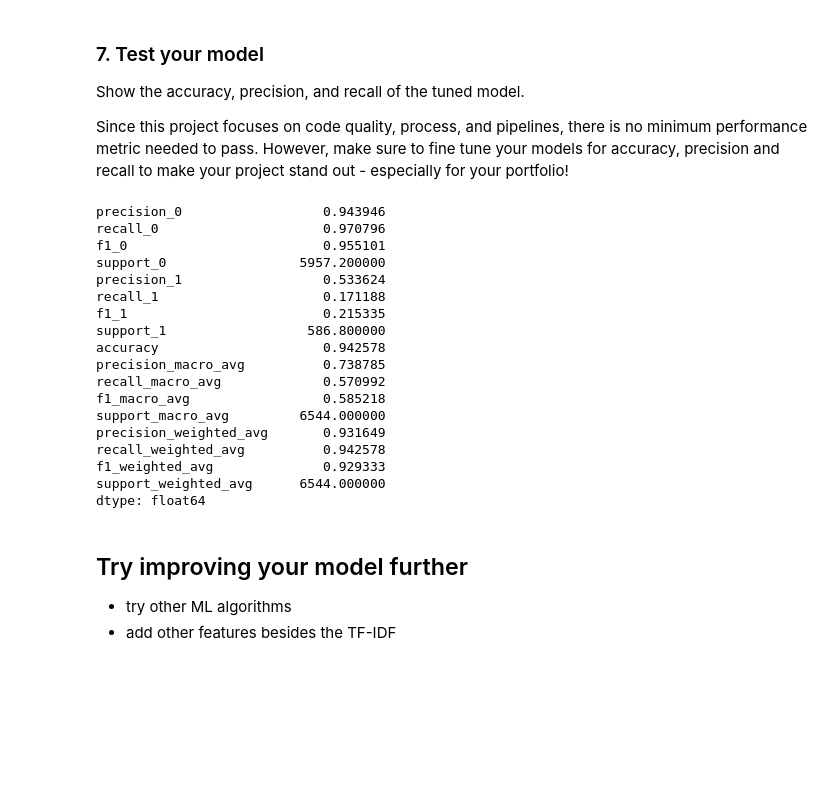
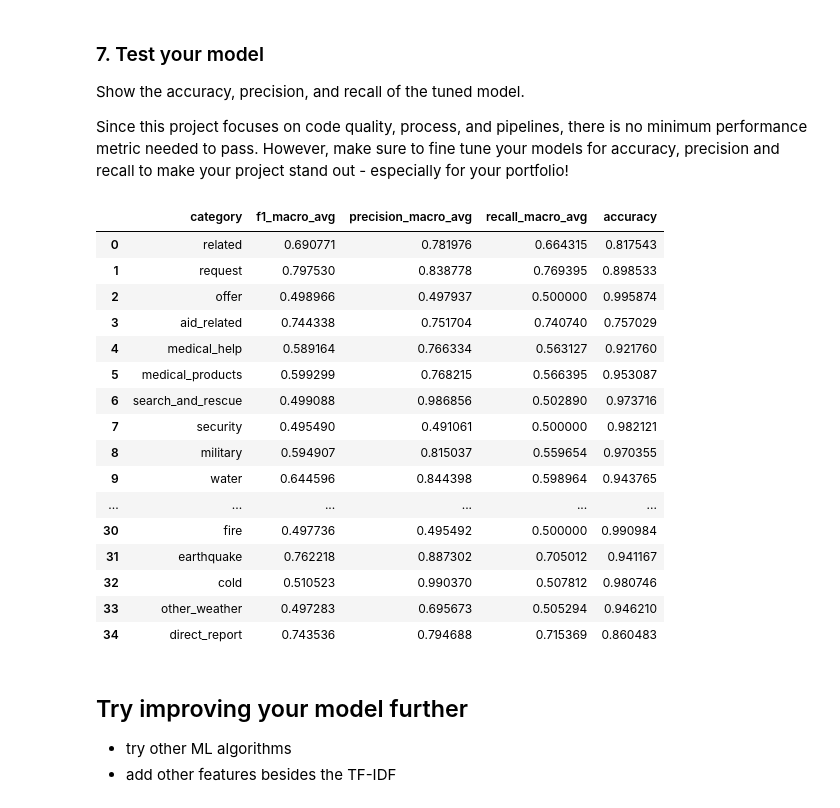
Before and after one commit to netxph/f8-disaster, a Jupyter notebook: notebooks/02 - ML Pipeline Preparation.ipynb, the cells around one changed output. Cells and saved outputs as stored; diff of their text form; code cells hidden in the pictures; blank space fills up the shorter version.

```diff
--- a/notebooks/02 - ML Pipeline Preparation.ipynb
+++ b/notebooks/02 - ML Pipeline Preparation.ipynb
@@ -124,13 +140,10 @@ from sklearn.feature_extraction.text import CountVectorizer, TfidfTransformer
 from sklearn.multioutput import MultiOutputClassifier
 from sklearn.compose import ColumnTransformer
 
-# initial pipeline
-token = Tokenizer()
-
 pipeline = Pipeline([
     ("features", ColumnTransformer([
         ("text", Pipeline([
-            ("count", CountVectorizer(tokenizer=token.tokenize)),
+            ("count", CountVectorizer(tokenizer=tokenize)),
             ("tfidf", TfidfTransformer())
         ]), "message")
     ], remainder="drop")),
@@ -286,26 +298,25 @@ Since this project focuses on code quality, process, and  pipelines, there is no
 # %%
 y_pred = cv.predict(X_test)
 
-get_metrics(y_test, y_pred).mean(numeric_only=True)
+get_metrics(y_test, y_pred)[["category", "f1_macro_avg", "precision_macro_avg", "recall_macro_avg", "accuracy"]]
 # %% [output]
-precision_0                  0.943946
-recall_0                     0.970796
-f1_0                         0.955101
-support_0                 5957.200000
-precision_1                  0.533624
-recall_1                     0.171188
-f1_1                         0.215335
-support_1                  586.800000
-accuracy                     0.942578
-precision_macro_avg          0.738785
-recall_macro_avg             0.570992
-f1_macro_avg                 0.585218
-support_macro_avg         6544.000000
-precision_weighted_avg       0.931649
-recall_weighted_avg          0.942578
-f1_weighted_avg              0.929333
-support_weighted_avg      6544.000000
-dtype: float64
+|  | category | f1_macro_avg | precision_macro_avg | recall_macro_avg | accuracy |
+| 0 | related | 0.690771 | 0.781976 | 0.664315 | 0.817543 |
+| 1 | request | 0.797530 | 0.838778 | 0.769395 | 0.898533 |
+| 2 | offer | 0.498966 | 0.497937 | 0.500000 | 0.995874 |
+| 3 | aid_related | 0.744338 | 0.751704 | 0.740740 | 0.757029 |
+| 4 | medical_help | 0.589164 | 0.766334 | 0.563127 | 0.921760 |
+| 5 | medical_products | 0.599299 | 0.768215 | 0.566395 | 0.953087 |
+| 6 | search_and_rescue | 0.499088 | 0.986856 | 0.502890 | 0.973716 |
+| 7 | security | 0.495490 | 0.491061 | 0.500000 | 0.982121 |
+| 8 | military | 0.594907 | 0.815037 | 0.559654 | 0.970355 |
+| 9 | water | 0.644596 | 0.844398 | 0.598964 | 0.943765 |
+| ... | ... | ... | ... | ... | ... |
+| 30 | fire | 0.497736 | 0.495492 | 0.500000 | 0.990984 |
+| 31 | earthquake | 0.762218 | 0.887302 | 0.705012 | 0.941167 |
+| 32 | cold | 0.510523 | 0.990370 | 0.507812 | 0.980746 |
+| 33 | other_weather | 0.497283 | 0.695673 | 0.505294 | 0.946210 |
+| 34 | direct_report | 0.743536 | 0.794688 | 0.715369 | 0.860483 |
 # %% [markdown]
 ## Try improving your model further
 * try other ML algorithms
```
Also changed, not shown: parts of 11 cells of this notebook, 3 other files.
